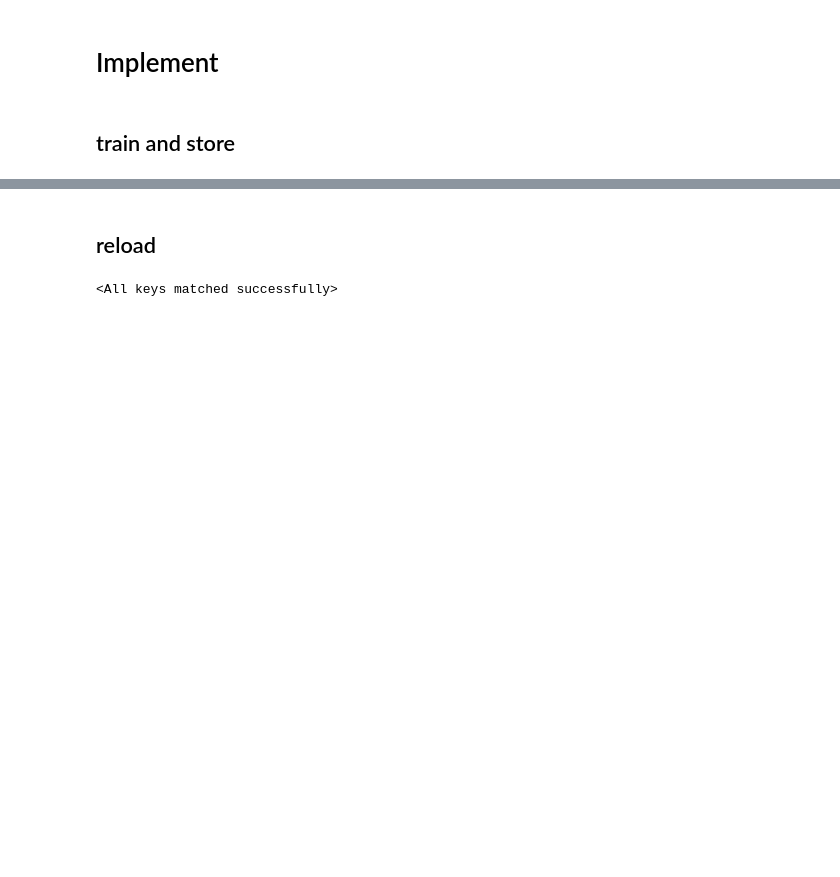
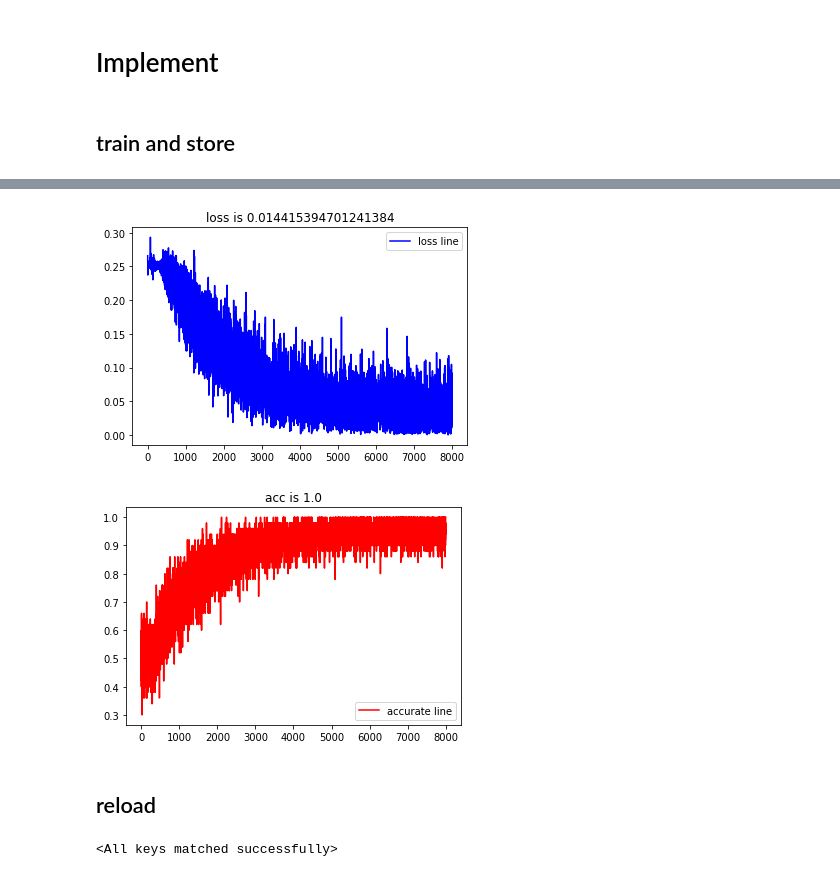
Before and after one commit to liushuyu6666/AI_relative, a Jupyter notebook: algorithm_explore/RNN/LSTM_package.ipynb, the cells around one changed output, grey strips where cells are left out. Drawn from its saved outputs; the diff is of its cells as text; code cells hidden in the pictures; blank space fills up the shorter version.

```diff
--- a/algorithm_explore/RNN/LSTM_package.ipynb
+++ b/algorithm_explore/RNN/LSTM_package.ipynb
@@ -28,8 +28,10 @@ from tensorflow.keras.datasets import imdb
 word2id = imdb.get_word_index()
 id2word = {i: word for word, i in word2id.items() if i < numwords}
 # %%
-Y_train = torch.from_numpy(Y_train_numpy).type(torch.float).cuda()
-Y_test = torch.from_numpy(Y_test_numpy).type(torch.float).cuda()
+Y_train = torch.from_numpy(Y_train_numpy).type(torch.float)
+Y_test = torch.from_numpy(Y_test_numpy).type(torch.float)
+# Y_train = torch.from_numpy(Y_train_numpy).type(torch.float).cuda()
+# Y_test = torch.from_numpy(Y_test_numpy).type(torch.float).cuda()
 print(f"Y_train is {Y_train.size()}, Y_test is {Y_test.size()}")
 # %% [output]
 Y_train is torch.Size([25000]), Y_test is torch.Size([25000])
@@ -107,7 +109,7 @@ train and store
 # %%
 from tqdm.notebook import tnrange, tqdm_notebook
 
-for hidden_layer in [500]:
+for hidden_layer in [200]:
     lstm1 = LSTM1(50, hidden_layer, 1, 2, ishidden=False).cuda()
     lstm1_optimizer = optim.Adam(lstm1.parameters(), lr = 0.001)
 
@@ -125,7 +127,7 @@ for hidden_layer in [500]:
     loss_list = []
     acc_rate_list = []
 
-    for ep in tnrange(1000):
+    for ep in tnrange(8000):
 
         acc = 0
         loss_total = 0
@@ -133,7 +135,7 @@ for hidden_layer in [500]:
         for i in range(batch_size):
 
             # t
-            t = (ep * batch_size + i) % 1000
+            t = (ep * batch_size + i) % 25000
 
             # initial hidden layer
             h_0, s_0 = lstm1.initHiddenState()
@@ -157,7 +159,7 @@ for hidden_layer in [500]:
 
         acc_rate = acc / batch_size
         loss_rate = loss_total / batch_size
-        if (ep + 1) % 10 == 0:
+        if (ep + 1) % 200 == 0:
             print(f"epoch is {ep}, acc_rate is {acc_rate}, loss is {loss_rate}")
 
         epoch_list.append(ep)
@@ -201,3 +219,5 @@ KeyboardInterrupt: ignored
+[figure, added]
+[figure, added]
 # %% [markdown]
 reload
 ------------------
```
Also changed, not shown: parts of 3 cells of this notebook, 5 other files.
